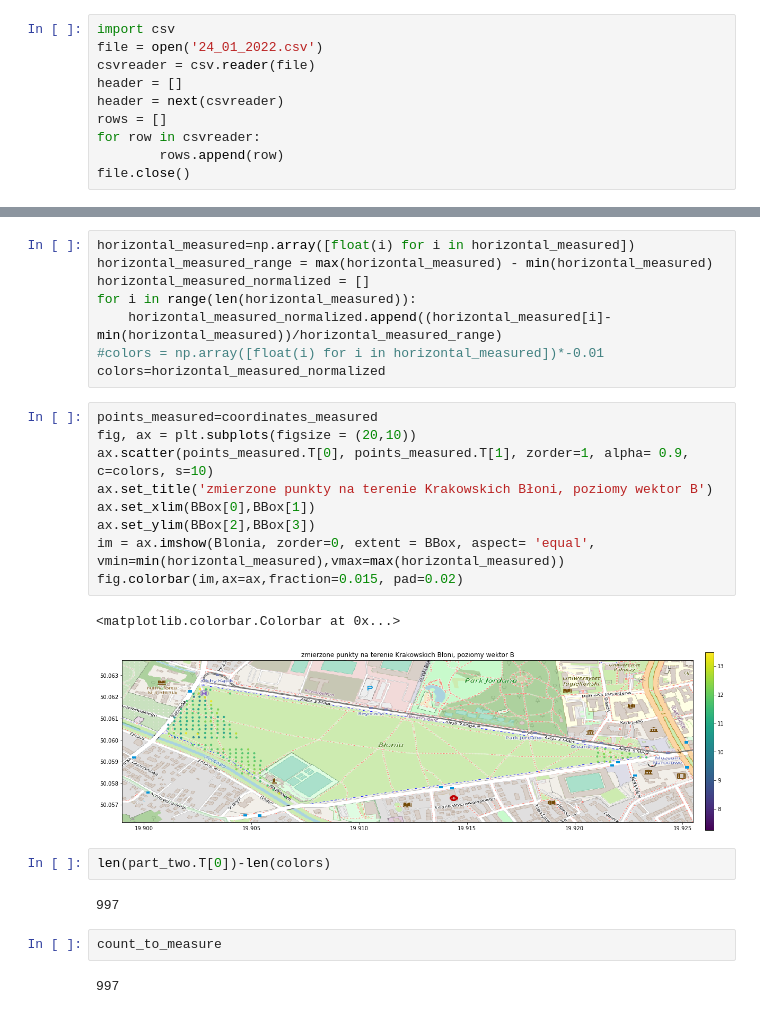
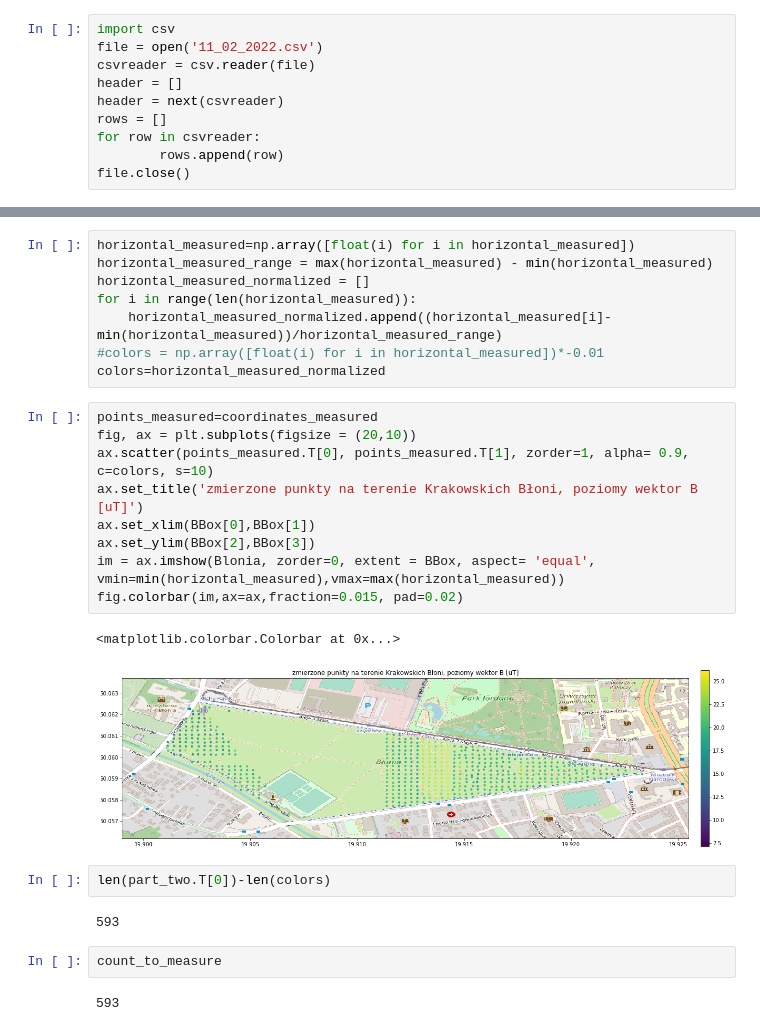
Before and after one commit to JTMalczewski/Magnetic_Data, a Jupyter notebook: data_visualisation/create_and_draw_points.ipynb, the cells around one changed output, grey strips where cells are left out. Cells and saved outputs as stored; diff of their text form.

```diff
--- a/data_visualisation/create_and_draw_points.ipynb
+++ b/data_visualisation/create_and_draw_points.ipynb
@@ -145,7 +144,7 @@ ax.imshow(Blonia, zorder=0, extent = BBox, aspect= 'equal')
 [figure]
 # %%
 import csv
-file = open('24_01_2022.csv')
+file = open('11_02_2022.csv')
 csvreader = csv.reader(file)
 header = []
 header = next(csvreader)
@@ -246,23 +239,23 @@ colors=horizontal_measured_normalized
 # %%
 points_measured=coordinates_measured
 fig, ax = plt.subplots(figsize = (20,10))
 ax.scatter(points_measured.T[0], points_measured.T[1], zorder=1, alpha= 0.9, c=colors, s=10)
-ax.set_title('zmierzone punkty na terenie Krakowskich Błoni, poziomy wektor B')
+ax.set_title('zmierzone punkty na terenie Krakowskich Błoni, poziomy wektor B [uT]')
 ax.set_xlim(BBox[0],BBox[1])
 ax.set_ylim(BBox[2],BBox[3])
 im = ax.imshow(Blonia, zorder=0, extent = BBox, aspect= 'equal', vmin=min(horizontal_measured),vmax=max(horizontal_measured))
 fig.colorbar(im,ax=ax,fraction=0.015, pad=0.02)
 # %% [output]
 <matplotlib.colorbar.Colorbar at 0x...>
-[figure, old version]
+[figure, new version]
 # %%
 len(part_two.T[0])-len(colors)
 # %% [output]
-997
+593
 # %%
 count_to_measure
 # %% [output]
-997
+593
 # %%
 points_measured=coordinates_measured
 fig, ax = plt.subplots(figsize = (20,10))
```
Also changed, not shown: parts of 7 cells of this notebook, 5 other files.
